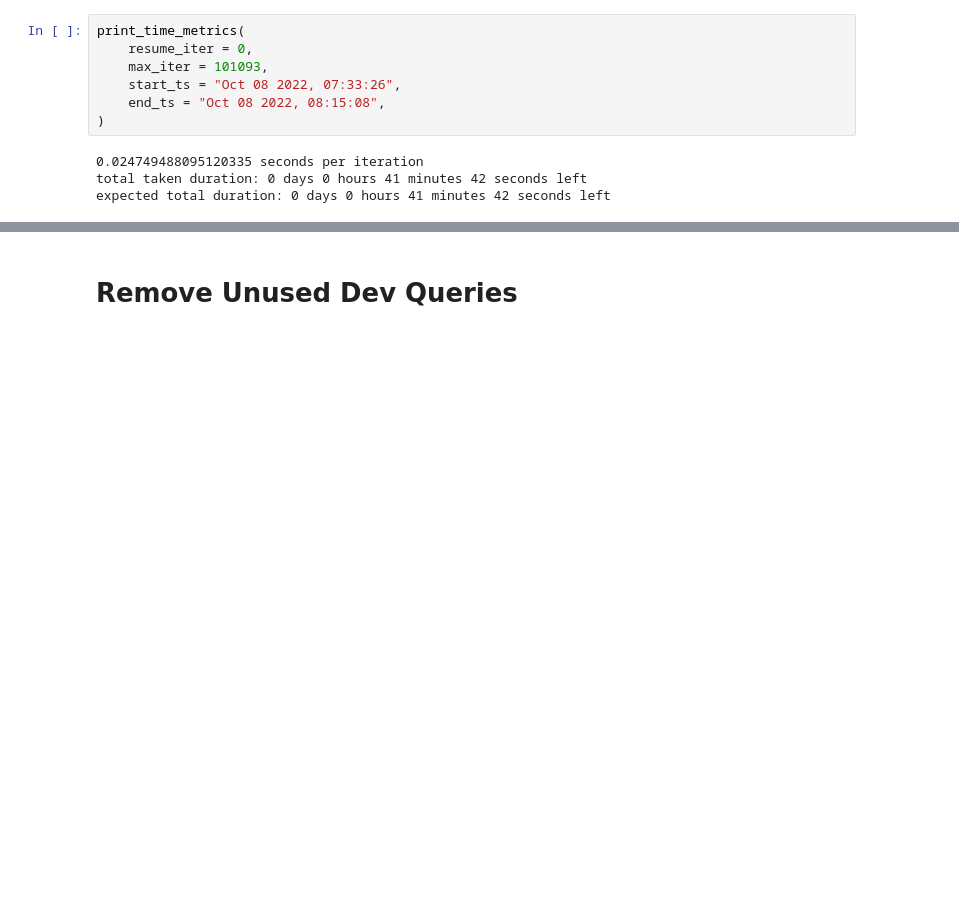
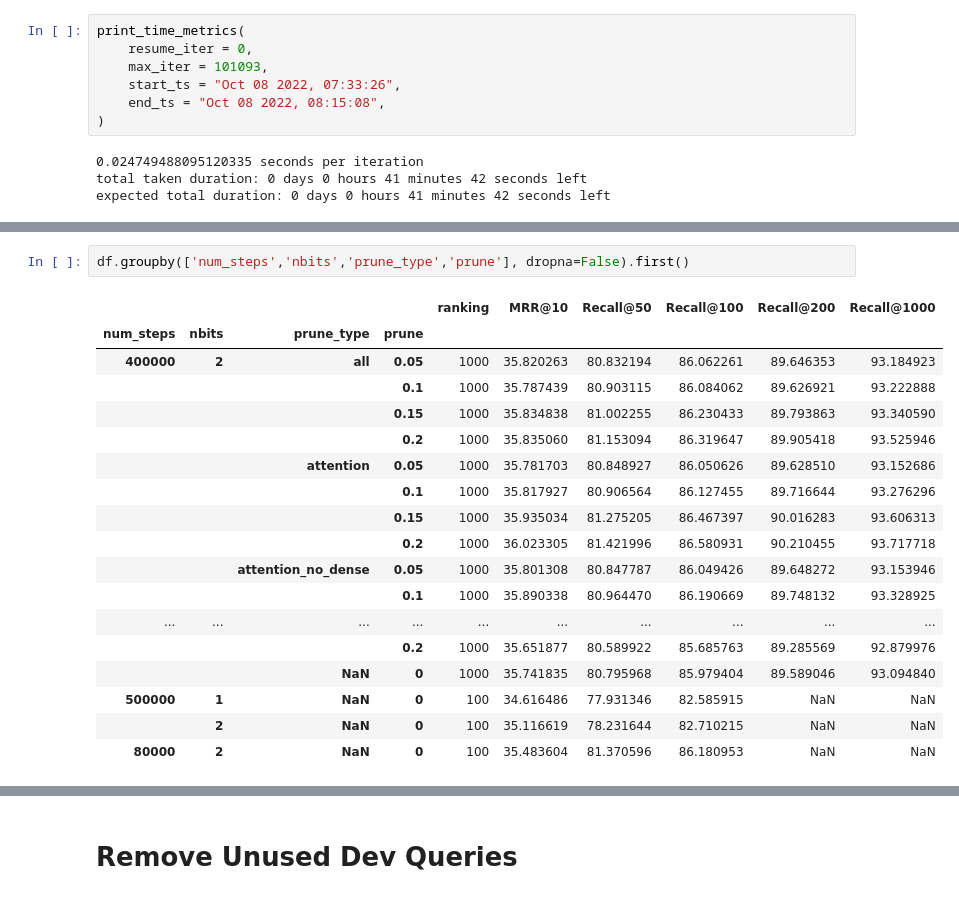
Before and after one commit to Ngo-Kevin/splade-colBERT, a Jupyter notebook: ColBERT_timing.ipynb, the cells around one changed output, grey strips where cells are left out. Cells and saved outputs as stored; diff of their text form; blank space fills up the shorter version.

```diff
--- a/ColBERT_timing.ipynb
+++ b/ColBERT_timing.ipynb
@@ -152,0 +222,21 @@ expected total duration: 0 days 0 hours 41 minutes 42 seconds left
+# %%
+df.groupby(['num_steps','nbits','prune_type','prune'], dropna=False).first()
+# %% [output]
+|  |  |  |  | ranking | MRR@10 | Recall@50 | Recall@100 | Recall@200 | Recall@1000 |
+| num_steps | nbits | prune_type | prune |  |  |  |  |  |  |
+| 400000 | 2 | all | 0.05 | 1000 | 35.820263 | 80.832194 | 86.062261 | 89.646353 | 93.184923 |
+|  |  |  | 0.1 | 1000 | 35.787439 | 80.903115 | 86.084062 | 89.626921 | 93.222888 |
+|  |  |  | 0.15 | 1000 | 35.834838 | 81.002255 | 86.230433 | 89.793863 | 93.340590 |
+|  |  |  | 0.2 | 1000 | 35.835060 | 81.153094 | 86.319647 | 89.905418 | 93.525946 |
+|  |  | attention | 0.05 | 1000 | 35.781703 | 80.848927 | 86.050626 | 89.628510 | 93.152686 |
+|  |  |  | 0.1 | 1000 | 35.817927 | 80.906564 | 86.127455 | 89.716644 | 93.276296 |
+|  |  |  | 0.15 | 1000 | 35.935034 | 81.275205 | 86.467397 | 90.016283 | 93.606313 |
+|  |  |  | 0.2 | 1000 | 36.023305 | 81.421996 | 86.580931 | 90.210455 | 93.717718 |
+|  |  | attention_no_dense | 0.05 | 1000 | 35.801308 | 80.847787 | 86.049426 | 89.648272 | 93.153946 |
+|  |  |  | 0.1 | 1000 | 35.890338 | 80.964470 | 86.190669 | 89.748132 | 93.328925 |
+| ... | ... | ... | ... | ... | ... | ... | ... | ... | ... |
+|  |  |  | 0.2 | 1000 | 35.651877 | 80.589922 | 85.685763 | 89.285569 | 92.879976 |
+|  |  | NaN | 0 | 1000 | 35.741835 | 80.795968 | 85.979404 | 89.589046 | 93.094840 |
+| 500000 | 1 | NaN | 0 | 100 | 34.616486 | 77.931346 | 82.585915 | NaN | NaN |
+|  | 2 | NaN | 0 | 100 | 35.116619 | 78.231644 | 82.710215 | NaN | NaN |
+| 80000 | 2 | NaN | 0 | 100 | 35.483604 | 81.370596 | 86.180953 | NaN | NaN |
```
Also changed, not shown: parts of 9 cells of this notebook, 1 other file.
